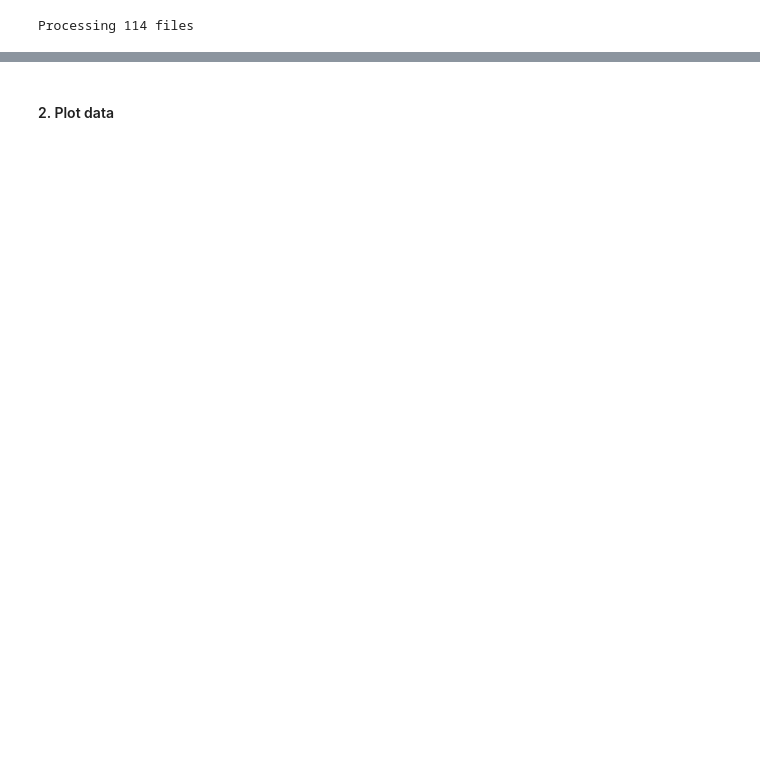
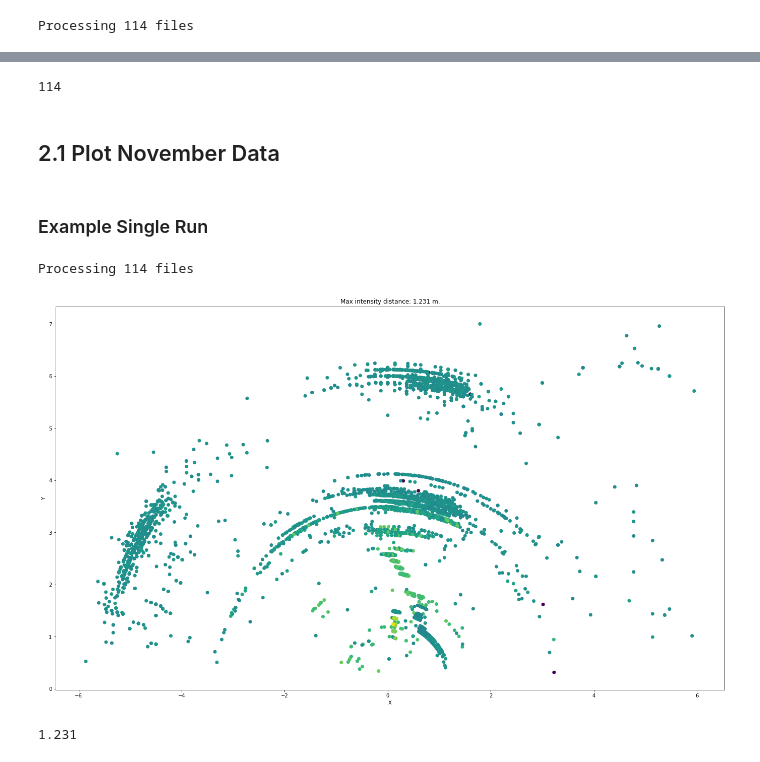
Before and after one commit to arpg/radar-water-monitoring, a Jupyter notebook: analysis.ipynb, the cells around one changed output, grey strips where cells are left out. Cells and saved outputs as stored; diff of their text form; code cells hidden in the pictures; blank space fills up the shorter version.

Commit message:
Debug utils

```diff
--- a/analysis.ipynb
+++ b/analysis.ipynb
@@ -30,5 +32,7 @@ import tf.transformations as tf
 # %%
-data = utils.process_bags(bags_folder='deployment_nov2023', return_dates=True, show_plots=False)
+data = utils.process_bags(
+    bags_folder='../data/deployment_nov2023', return_dates=True, show_plots=False, y_limit=999, y_threshold=0.1,)
+#     y_limit=999, x_limit=999, y_threshold=0., int_threshold=0, int_threshold_percent=True, window_size=40)
 with open(tmp_file, 'wb') as f:
     pickle.dump(data, f)
 # %% [output]
@@ -42,2 +46,37 @@ gt = utils.read_gt('deployment_nov2023/GT_Nov2023.csv')
+# %%
+len(data[0])
+# %% [output]
+114
 # %% [markdown]
-#### 2. Plot data
+## 2.1 Plot November Data
+# %% [markdown]
+### Example Single Run
+# %%
+bags_folder='../data/deployment_nov2023'
+filename_formats = '%d.%m.%Y_%H.%M', '%H.%M.%S_%d.%m.%Y'
+paths = tuple(
+        os.path.join(bags_folder, filename) for filename in os.listdir(bags_folder)
+        if filename.endswith('.bag')
+    )
+paths = sorted(paths, key=os.path.getmtime)
+dates = []
+
+print('Processing', len(paths), 'files')
+for path in tqdm(paths[1:2]):  # reading one file of 114
+    filename = os.path.basename(path).replace('.bag', '')
+    dt = None
+    for format in filename_formats:
+        try:
+            dt = datetime.datetime.strptime(filename, format)
+        except ValueError:
+            continue
+    if not dt:
+        raise ValueError(f"Invalid bag filename format: {filename}. Acceptable formats are: {', '.join(filename_formats)}")
+    dates.append(dt)
+
+    imu, r1843, r1443 = utils.read_bag_messages(path)
+    x1843, y1843, z1843, ang1843, int1843, rng1843, dop1843 = utils.process_1843(r1843, imu, apply_rotation=True)
+    angle_avg = np.mean(ang1843)
+    x1443, y1443, z1443, int1443, rng1443, dop1443 = utils.process_1443(r1443, angle=angle_avg)
+# %% [output]
+Processing 114 files
@@ -43,0 +90,9 @@ gt = utils.read_gt('deployment_nov2023/GT_Nov2023.csv')
+# %%
+utils.plot_1843(
+    x1843, y1843, z1843, ang1843, int1843, rng1843, dop1843,
+    y_limit=7, x_limit=6, y_threshold=0.3,
+    int_threshold=50, int_threshold_percent=True
+)
+# %% [output]
+[figure, added]
+1.231
```
Also changed, not shown: parts of 20 cells of this notebook, 1 other file.
